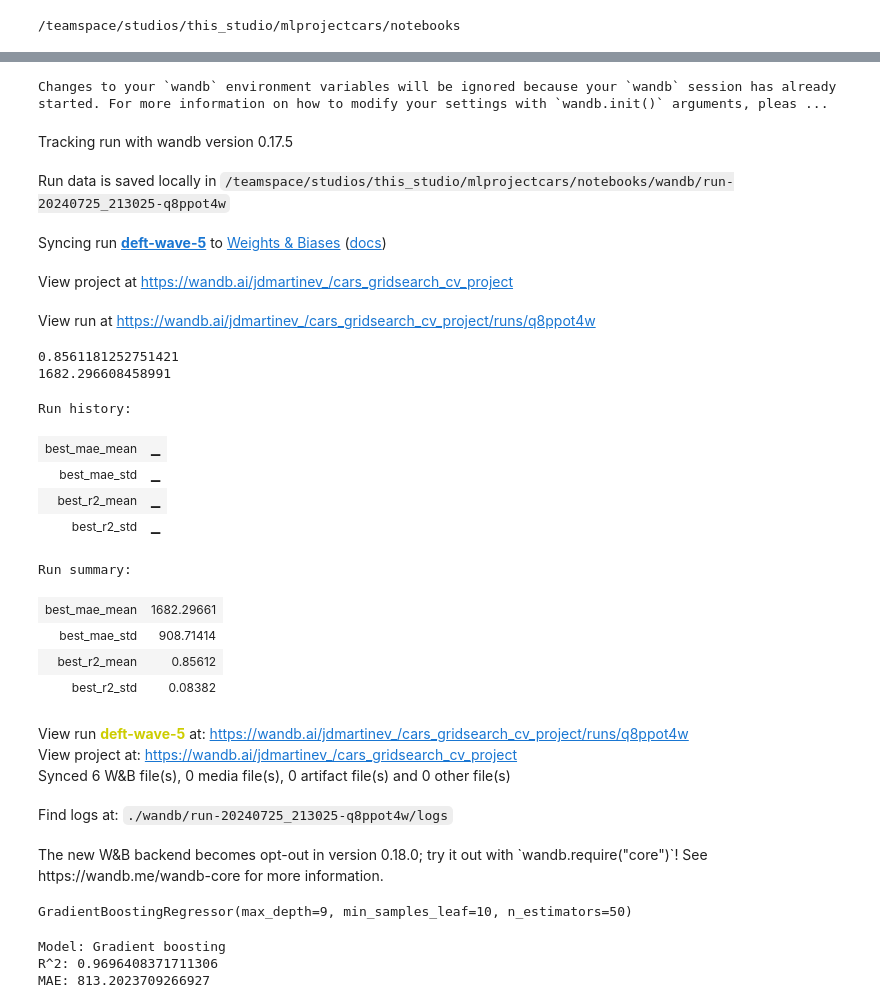
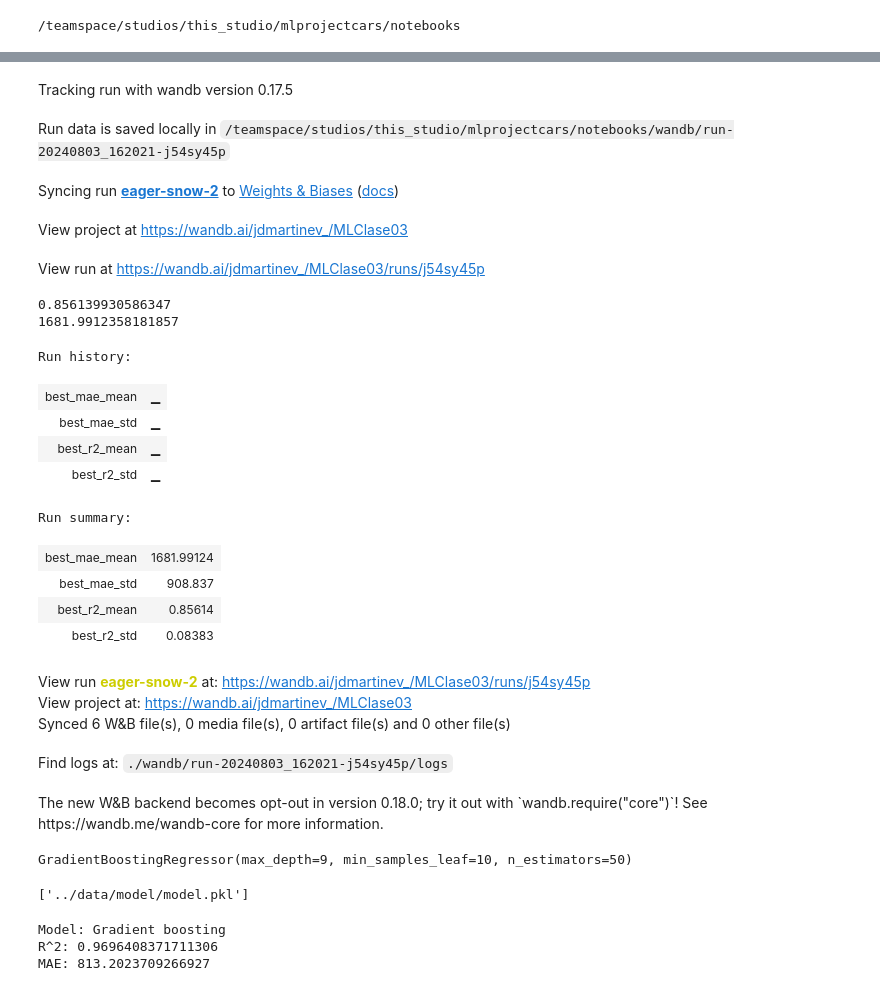
Before and after one commit to jdmartinev/MachineLearning, a Jupyter notebook: Clase01/mlproject/notebooks/c_training.ipynb, the cells around one changed output, grey strips where cells are left out. Cells and saved outputs as stored; diff of their text form; code cells hidden in the pictures.

```diff
--- a/Clase01/mlproject/notebooks/c_training.ipynb
+++ b/Clase01/mlproject/notebooks/c_training.ipynb
@@ -88,12 +93,12 @@ y_train = df[target]
 #Transformaciones para variables categoricas
 categorical_transformer = Pipeline(steps=[
     ("encoder", OrdinalEncoder(handle_unknown="use_encoded_value", unknown_value=-1)),
-    ('imputer', SimpleImputer(strategy='median')),
+    #('imputer', SimpleImputer(strategy='median')),
 ])
 
 numerical_transformer = Pipeline(steps=[
     ('imputer', SimpleImputer(strategy='mean')),
-    ('scaler', MinMaxScaler())
+    #('scaler', MinMaxScaler())
 ])
 # %%
 # Definimos el Pipeline de procesamiento
@@ -204,46 +208,45 @@ The new W&B backend becomes opt-out in version 0.18.0; try it out with `wandb.re
 # %%
 # start a new wandb run to track this script
 config=gb.best_params_
 config['method'] = 'Gradient boosting'
 wandb.init(
     # set the wandb project where this run will be logged
-    project="cars_gridsearch_cv_project",
-
+    project="MLClase03",
+    name = 'Gradient Boosting'
     # track hyperparameters and run metadata
     config=config
 )
 best_index = gb.best_index_
 best_results = gb.cv_results_
 for metric in scorers.keys():
     wandb.log({
         f'best_{metric}_mean': best_results[f'mean_test_{metric}'][best_index],
         f'best_{metric}_std': best_results[f'std_test_{metric}'][best_index],
     })
     print(best_results[f'mean_test_{metric}'][best_index])
 wandb.finish()
 # %% [output]
-Changes to your `wandb` environment variables will be ignored because your `wandb` session has already started. For more information on how to modify your settings with `wandb.init()` arguments, pleas ...
 Tracking run with wandb version 0.17.5
-Run data is saved locally in /teamspace/studios/this_studio/mlprojectcars/notebooks/wandb/run-20240725_213025-q8ppot4w
+Run data is saved locally in /teamspace/studios/this_studio/mlprojectcars/notebooks/wandb/run-20240803_162021-j54sy45p
-Syncing run deft-wave-5 to Weights & Biases (docs)
+Syncing run eager-snow-2 to Weights & Biases (docs)
-View project at https://wandb.ai/jdmartinev_/cars_gridsearch_cv_project
+View project at https://wandb.ai/jdmartinev_/MLClase03
-View run at https://wandb.ai/jdmartinev_/cars_gridsearch_cv_project/runs/q8ppot4w
+View run at https://wandb.ai/jdmartinev_/MLClase03/runs/j54sy45p
+0.856139930586347
+1681.9912358181857
-0.8561181252751421
-1682.296608458991
+Run history:
+| best_mae_mean | ▁ |
+| best_mae_std | ▁ |
+| best_r2_mean | ▁ |
+| best_r2_std | ▁ |
-Run history:
+Run summary:
-| best_mae_mean | ▁ |
-| best_mae_std | ▁ |
-| best_r2_mean | ▁ |
-| best_r2_std | ▁ |
-Run summary:
-| best_mae_mean | 1682.29661 |
-| best_mae_std | 908.71414 |
-| best_r2_mean | 0.85612 |
-| best_r2_std | 0.08382 |
+| best_mae_mean | 1681.99124 |
+| best_mae_std | 908.837 |
+| best_r2_mean | 0.85614 |
+| best_r2_std | 0.08383 |
-View run deft-wave-5 at: https://wandb.ai/jdmartinev_/cars_gridsearch_cv_project/runs/q8ppot4w
-View project at: https://wandb.ai/jdmartinev_/cars_gridsearch_cv_project
+View run eager-snow-2 at: https://wandb.ai/jdmartinev_/MLClase03/runs/j54sy45p
+View project at: https://wandb.ai/jdmartinev_/MLClase03
 Synced 6 W&B file(s), 0 media file(s), 0 artifact file(s) and 0 other file(s)
-Find logs at: ./wandb/run-20240725_213025-q8ppot4w/logs
+Find logs at: ./wandb/run-20240803_162021-j54sy45p/logs
 The new W&B backend becomes opt-out in version 0.18.0; try it out with `wandb.require("core")`! See https://wandb.me/wandb-core for more information.
 # %%
 # Create a new dictionary without the 'regressor__' prefix
@@ -254,6 +257,14 @@ gb_model = GradientBoostingRegressor(**cleaned_params)
 gb_model.fit(X_train_prep,y_train)
 # %% [output]
 GradientBoostingRegressor(max_depth=9, min_samples_leaf=10, n_estimators=50)
+# %%
+#Save the preprocessor and the classifier
+# Save the preprocessor
+joblib.dump({'cols':num_cols+cat_cols, 'preprocessor':preprocessor}, os.path.join(DATASET_LOC,'model','preprocessor.pkl'))
+# Save the model
+joblib.dump(gb_model, os.path.join(DATASET_LOC,'model','model.pkl'))
+# %% [output]
+['../data/model/model.pkl']
 # %%
 print("Model: Gradient boosting")
 print(f'R^2: {gb_model.score(X_train_prep, y_train)}')
```
Also changed, not shown: parts of 8 cells of this notebook, 4 other files.
